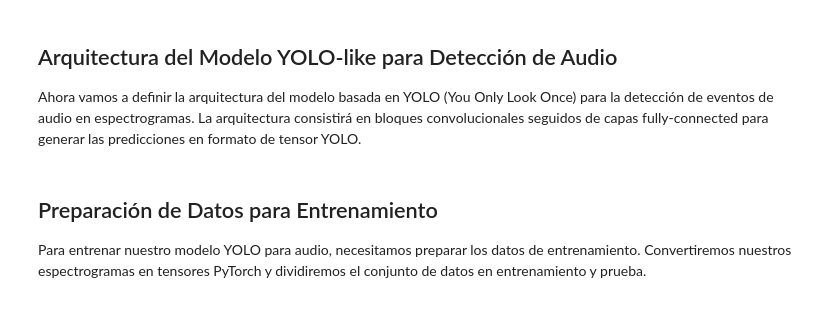
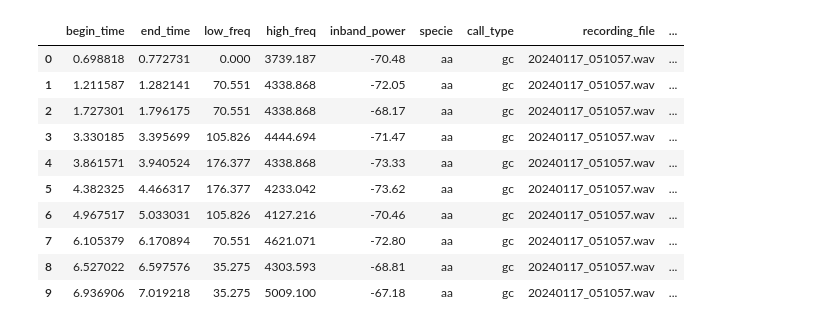
Before and after one commit to nhrot-fc/banana-net, a Jupyter notebook: notebooks/exploration.ipynb, the cells around one changed output. Saved outputs shown, nothing was run; the diff lists cells and outputs as text; code cells hidden in the pictures.

```diff
--- a/notebooks/exploration.ipynb
+++ b/notebooks/exploration.ipynb
@@ -572,4 +243,0 @@ if clips_with_multiple_annotations:
-# %% [markdown]
-## Arquitectura del Modelo YOLO-like para Detección de Audio
-
-Ahora vamos a definir la arquitectura del modelo basada en YOLO (You Only Look Once) para la detección de eventos de audio en espectrogramas. La arquitectura consistirá en bloques convolucionales seguidos de capas fully-connected para generar las predicciones en formato de tensor YOLO.
@@ -762,4 +243,0 @@ print("Función de pérdida personalizada para YOLO creada correctamente.")
-# %% [markdown]
-## Preparación de Datos para Entrenamiento
-
-Para entrenar nuestro modelo YOLO para audio, necesitamos preparar los datos de entrenamiento. Convertiremos nuestros espectrogramas en tensores PyTorch y dividiremos el conjunto de datos en entrenamiento y prueba.
@@ -875,0 +244,18 @@ for images, targets in train_dataloader:
+# %%
+DATASET_PATH = os.path.join(PROCESSED_DATA_SUBDIR, 'processed_dataset.csv')
+
+call_data = pd.read_csv(DATASET_PATH)
+
+call_data.head(10)
+# %% [output]
+|  | begin_time | end_time | low_freq | high_freq | inband_power | specie | call_type | recording_file | ... |
+| 0 | 0.698818 | 0.772731 | 0.000 | 3739.187 | -70.48 | aa | gc | 20240117_051057.wav | ... |
+| 1 | 1.211587 | 1.282141 | 70.551 | 4338.868 | -72.05 | aa | gc | 20240117_051057.wav | ... |
+| 2 | 1.727301 | 1.796175 | 70.551 | 4338.868 | -68.17 | aa | gc | 20240117_051057.wav | ... |
+| 3 | 3.330185 | 3.395699 | 105.826 | 4444.694 | -71.47 | aa | gc | 20240117_051057.wav | ... |
+| 4 | 3.861571 | 3.940524 | 176.377 | 4338.868 | -73.33 | aa | gc | 20240117_051057.wav | ... |
+| 5 | 4.382325 | 4.466317 | 176.377 | 4233.042 | -73.62 | aa | gc | 20240117_051057.wav | ... |
+| 6 | 4.967517 | 5.033031 | 105.826 | 4127.216 | -70.46 | aa | gc | 20240117_051057.wav | ... |
+| 7 | 6.105379 | 6.170894 | 70.551 | 4621.071 | -72.80 | aa | gc | 20240117_051057.wav | ... |
+| 8 | 6.527022 | 6.597576 | 35.275 | 4303.593 | -68.81 | aa | gc | 20240117_051057.wav | ... |
+| 9 | 6.936906 | 7.019218 | 35.275 | 5009.100 | -67.18 | aa | gc | 20240117_051057.wav | ... |
```
Also changed, not shown: parts of 28 cells of this notebook, 9 other files.
